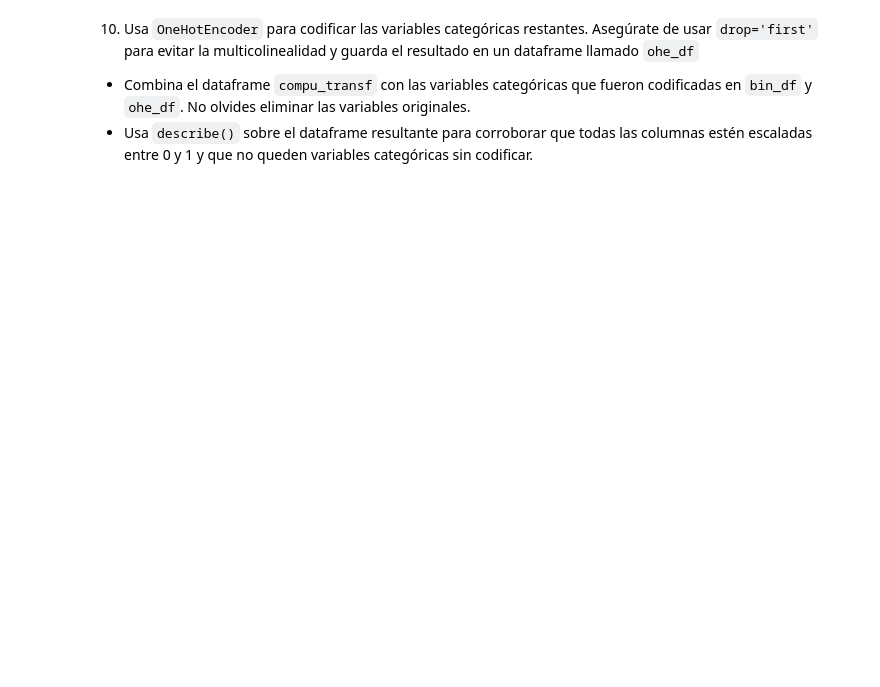
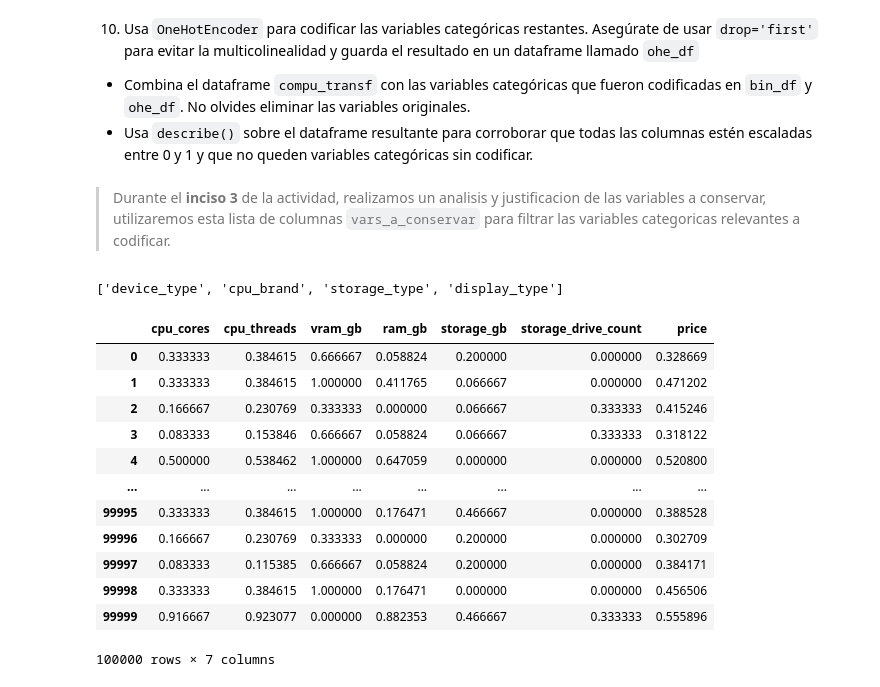
Before and after one commit to carloshgalvan95/Ciencia_Analitica_Datos, a Jupyter notebook: Modules/03_module/actividades/06_actividad/Actividad6FE_A01797969.ipynb, the cells around one changed output. Drawn from its saved outputs; the diff is of its cells as text; code cells hidden in the pictures; blank space fills up the shorter version.

```diff
--- a/Modules/03_module/actividades/06_actividad/Actividad6FE.ipynb
+++ b/Modules/03_module/actividades/06_actividad/Actividad6FE_A01797969.ipynb
@@ -740,0 +801,14 @@ Nota: Ambos cambios deben efectuarse sobre la columna original, de manera que qu
+# %%
+# Codificamos las variables 'wifi' y 'bluetooth' usando OrdinalEncoder con el orden correcto de categorías
+wifi_order = ["Wi-Fi 5", "Wi-Fi 6", "Wi-Fi 6E", "Wi-Fi 7"]
+bluetooth_order = ["4.2", "5.0", "5.1", "5.2", "5.3"]
+
+# Configuramos el orden para ambas columnas como lista de listas de categorías
+ordinal_encoder = OrdinalEncoder(categories=[wifi_order, bluetooth_order])
+
+# Aplicamos el encoding a ambas columnas y reemplazamos las columnas originales
+compu_trans[["wifi", "bluetooth"]] = ordinal_encoder.fit_transform(compu_trans[["wifi", "bluetooth"]])
+
+# Escalamos ambas columnas codificadas entre 0 y 1 utilizando MinMaxScaler
+compu_trans[["wifi", "bluetooth"]] = MinMaxScaler().fit_transform(compu_trans[["wifi", "bluetooth"]])
+compu_trans[["wifi", "bluetooth"]]
@@ -745,3 +854,15 @@ Nota: Ambos cambios deben efectuarse sobre la columna original, de manera que qu
 10. Usa `OneHotEncoder` para codificar las variables categóricas restantes. Asegúrate de usar `drop='first'` para evitar la multicolinealidad y guarda el resultado en un dataframe llamado `ohe_df`
 * Combina el dataframe `compu_transf` con las variables categóricas que fueron codificadas en `bin_df` y `ohe_df`. No olvides eliminar las variables originales.
 * Usa `describe()` sobre el dataframe resultante para corroborar que todas las columnas estén escaladas entre 0 y 1 y que no queden variables categóricas sin codificar.
+# %% [markdown]
+> Durante el **inciso 3** de la actividad, realizamos un analisis y justificacion de las variables a conservar, utilizaremos esta lista de columnas `vars_a_conservar` para filtrar las variables categoricas relevantes a codificar.
+# %%
+# Guardamos las variables categoricas de compu_trans y eliminamos 'gpu_model' previamente codificada
+cat_cols_trans = compu_df.select_dtypes(include=["object"]).columns.drop("gpu_model")
+
+# Esta vez si utilizamos la lista de variables relevantes que definimos durante el inciso 3 de la actividad
+# para filtrar las variables categoricas
+cat_cols_trans = [col for col in cat_cols_trans if col in vars_a_conservar]
+cat_cols_trans
+# %% [output]
+['device_type', 'cpu_brand', 'storage_type', 'display_type']
@@ -747,0 +876,21 @@ Nota: Ambos cambios deben efectuarse sobre la columna original, de manera que qu
+# %%
+# Para armar nuestro DataFrame final, consideramos compu_trans como base, filtrando de la lista definida
+# en el inciso 3 "vars_a_conservar", y eliminando las variables originales codificadas
+cols_to_drop = ['device_type', 'cpu_brand', 'storage_type', 'display_type', 'gpu_model']
+compu_trans = compu_trans.loc[:, [col for col in vars_a_conservar if col in compu_trans.columns]]
+compu_trans = compu_trans.drop(columns=cols_to_drop)
+compu_trans
+# %% [output]
+|  | cpu_cores | cpu_threads | vram_gb | ram_gb | storage_gb | storage_drive_count | price |
+| 0 | 0.333333 | 0.384615 | 0.666667 | 0.058824 | 0.200000 | 0.000000 | 0.328669 |
+| 1 | 0.333333 | 0.384615 | 1.000000 | 0.411765 | 0.066667 | 0.000000 | 0.471202 |
+| 2 | 0.166667 | 0.230769 | 0.333333 | 0.000000 | 0.066667 | 0.333333 | 0.415246 |
+| 3 | 0.083333 | 0.153846 | 0.666667 | 0.058824 | 0.066667 | 0.333333 | 0.318122 |
+| 4 | 0.500000 | 0.538462 | 1.000000 | 0.647059 | 0.000000 | 0.000000 | 0.520800 |
+| ... | ... | ... | ... | ... | ... | ... | ... |
+| 99995 | 0.333333 | 0.384615 | 1.000000 | 0.176471 | 0.466667 | 0.000000 | 0.388528 |
+| 99996 | 0.166667 | 0.230769 | 0.333333 | 0.000000 | 0.200000 | 0.000000 | 0.302709 |
+| 99997 | 0.083333 | 0.115385 | 0.666667 | 0.058824 | 0.200000 | 0.000000 | 0.384171 |
+| 99998 | 0.333333 | 0.384615 | 1.000000 | 0.176471 | 0.000000 | 0.000000 | 0.456506 |
+| 99999 | 0.916667 | 0.923077 | 0.000000 | 0.882353 | 0.466667 | 0.333333 | 0.555896 |
+100000 rows × 7 columns
```
Also changed, not shown: parts of 13 cells of this notebook.
